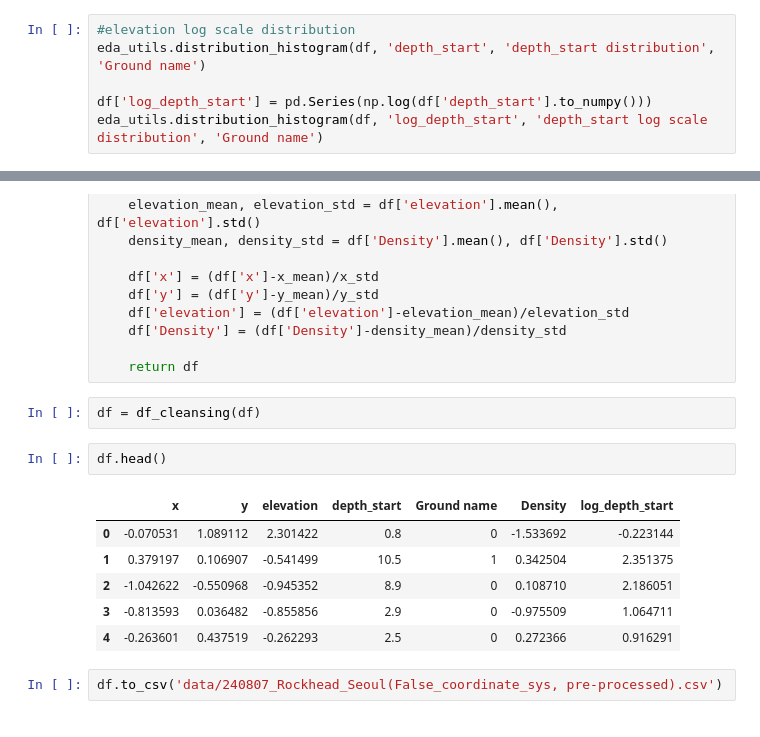
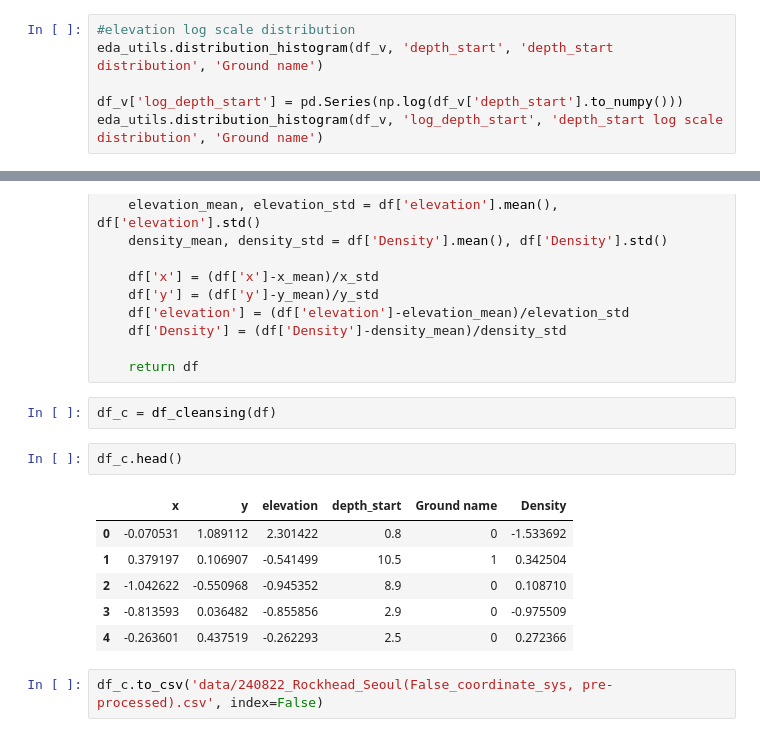
Before and after one commit to go0leum/rockhead_prediction, a Jupyter notebook: EDA.ipynb, the cells around one changed output, grey strips where cells are left out. Saved outputs shown, nothing was run; the diff lists cells and outputs as text.

```diff
--- a/EDA.ipynb
+++ b/EDA.ipynb
@@ -128,8 +139,8 @@ eda_utils.box_plot(df, 'Ground name', 'depth_start', 'Ground name & depth_start'
 # %%
 #elevation log scale distribution
-eda_utils.distribution_histogram(df, 'depth_start', 'depth_start distribution', 'Ground name')
+eda_utils.distribution_histogram(df_v, 'depth_start', 'depth_start distribution', 'Ground name')
 
-df['log_depth_start'] = pd.Series(np.log(df['depth_start'].to_numpy()))
-eda_utils.distribution_histogram(df, 'log_depth_start', 'depth_start log scale distribution', 'Ground name')
+df_v['log_depth_start'] = pd.Series(np.log(df_v['depth_start'].to_numpy()))
+eda_utils.distribution_histogram(df_v, 'log_depth_start', 'depth_start log scale distribution', 'Ground name')
 # %% [output]
 [figure]
@@ -170,15 +176,15 @@ def df_cleansing(df):
 
     return df
 # %%
-df = df_cleansing(df)
+df_c = df_cleansing(df)
 # %%
-df.head()
+df_c.head()
 # %% [output]
-|  | x | y | elevation | depth_start | Ground name | Density | log_depth_start |
-| 0 | -0.070531 | 1.089112 | 2.301422 | 0.8 | 0 | -1.533692 | -0.223144 |
-| 1 | 0.379197 | 0.106907 | -0.541499 | 10.5 | 1 | 0.342504 | 2.351375 |
-| 2 | -1.042622 | -0.550968 | -0.945352 | 8.9 | 0 | 0.108710 | 2.186051 |
-| 3 | -0.813593 | 0.036482 | -0.855856 | 2.9 | 0 | -0.975509 | 1.064711 |
-| 4 | -0.263601 | 0.437519 | -0.262293 | 2.5 | 0 | 0.272366 | 0.916291 |
+|  | x | y | elevation | depth_start | Ground name | Density |
+| 0 | -0.070531 | 1.089112 | 2.301422 | 0.8 | 0 | -1.533692 |
+| 1 | 0.379197 | 0.106907 | -0.541499 | 10.5 | 1 | 0.342504 |
+| 2 | -1.042622 | -0.550968 | -0.945352 | 8.9 | 0 | 0.108710 |
+| 3 | -0.813593 | 0.036482 | -0.855856 | 2.9 | 0 | -0.975509 |
+| 4 | -0.263601 | 0.437519 | -0.262293 | 2.5 | 0 | 0.272366 |
 # %%
-df.to_csv('data/240807_Rockhead_Seoul(False_coordinate_sys, pre-processed).csv')
+df_c.to_csv('data/240822_Rockhead_Seoul(False_coordinate_sys, pre-processed).csv', index=False)
```
Also changed, not shown: parts of 14 cells of this notebook.
